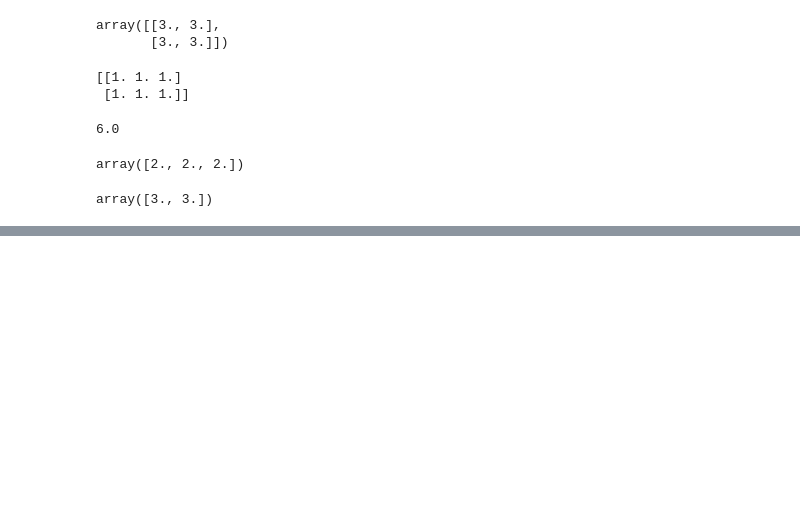
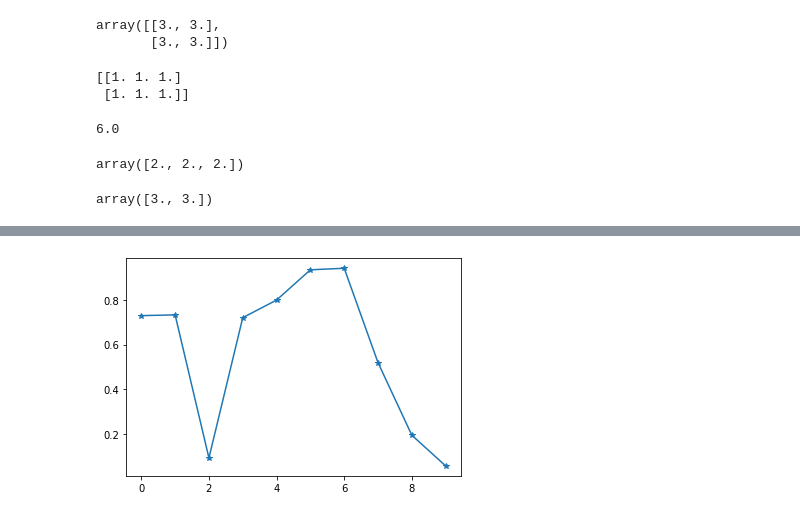
Before and after one commit to Arpitkamal/Deep-Learning---Getting-Started, a Jupyter notebook: Python_Basics.ipynb, the cells around one changed output, grey strips where cells are left out. Saved outputs shown, nothing was run; the diff lists cells and outputs as text; code cells hidden in the pictures; blank space fills up the shorter version.

Commit message:
Plotting

```diff
--- a/Python_Basics.ipynb
+++ b/Python_Basics.ipynb
@@ -790,0 +796,3 @@ array([3., 3.])
+# %%
+x = np.random.random((10,1))
+print(x)
@@ -790,0 +810,5 @@ array([3., 3.])
+# %%
+plt.plot(x,'*-')
+plt.show()
+# %% [output]
+[figure, added]
```
Also changed, not shown: parts of 21 cells of this notebook.
